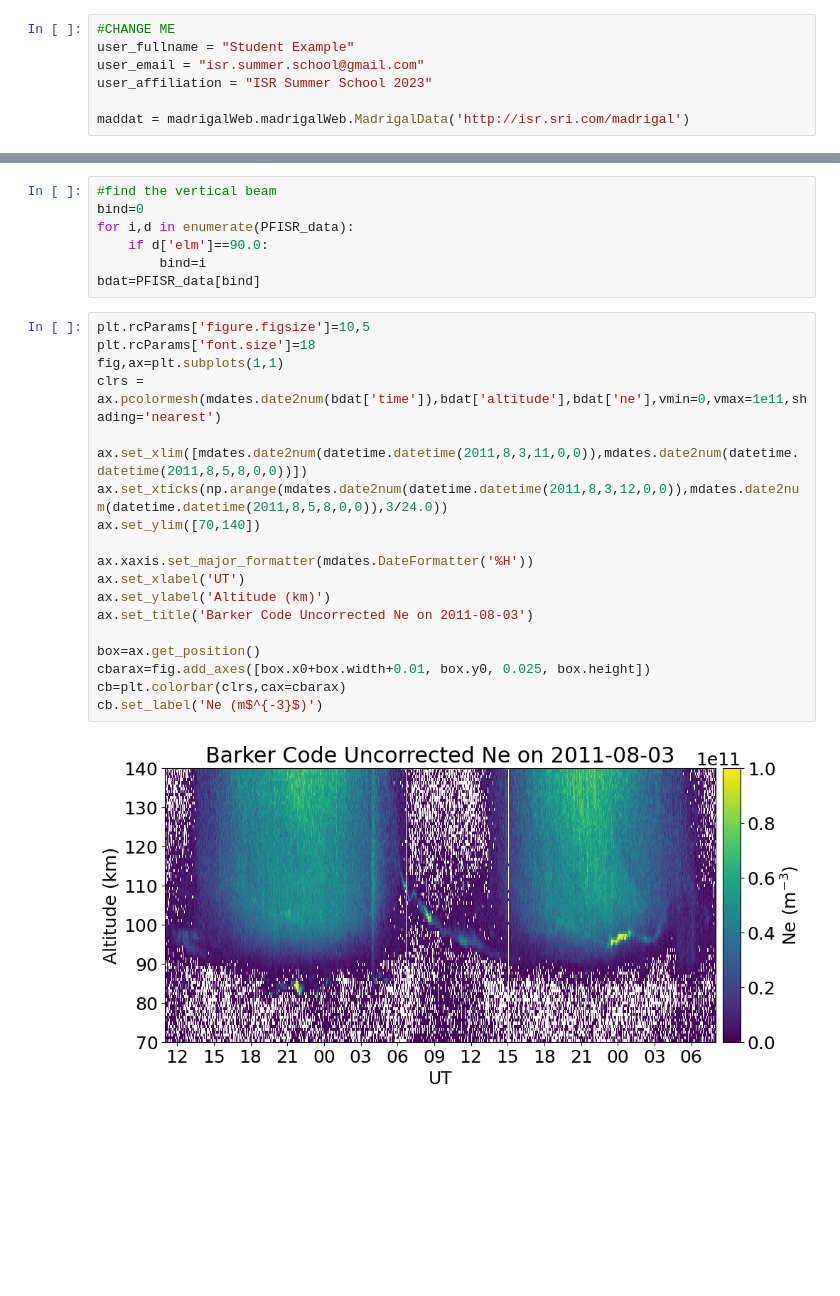
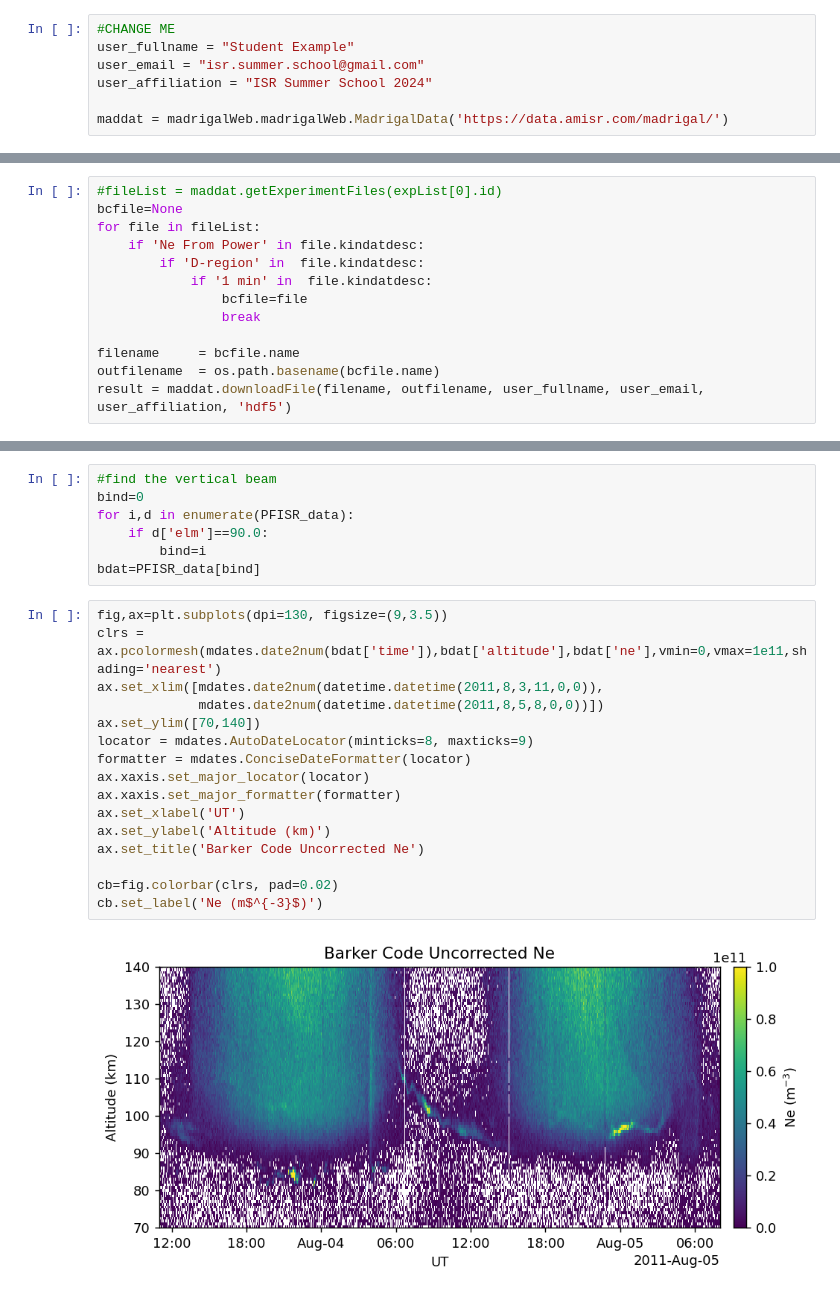
Before and after one commit to isrsummerschool/lecture_supplements_2024, a Jupyter notebook: data_use_examples/DataExample5.ipynb, the cells around one changed output, grey strips where cells are left out. Saved outputs shown, nothing was run; the diff lists cells and outputs as text; blank space fills up the shorter version.

Commit message:
Updated to SRI Madrigal 3: DataExample5.ipynb inside data_use_examples

```diff
--- a/data_use_examples/DataExample5.ipynb
+++ b/data_use_examples/DataExample5.ipynb
@@ -11,9 +12,9 @@ import numpy as np
 #CHANGE ME
 user_fullname = "Student Example"
 user_email = "isr.summer.school@gmail.com"
-user_affiliation = "ISR Summer School 2023"
+user_affiliation = "ISR Summer School 2024"
 
-maddat = madrigalWeb.madrigalWeb.MadrigalData('http://isr.sri.com/madrigal')
+maddat = madrigalWeb.madrigalWeb.MadrigalData('https://data.amisr.com/madrigal/')
 # %%
 #instrument codes for AMISR
 instcodes={'PFISR':61,
@@ -84,3 +62,16 @@ result = maddat.downloadFile(filename, outfilename, user_fullname, user_email, u
+# %%
+#fileList = maddat.getExperimentFiles(expList[0].id)
+bcfile=None
+for file in fileList:
+    if 'Ne From Power' in file.kindatdesc:
+        if 'D-region' in  file.kindatdesc:
+            if '1 min' in  file.kindatdesc:
+                bcfile=file
+                break
+
+filename     = bcfile.name
+outfilename  = os.path.basename(bcfile.name)
+result = maddat.downloadFile(filename, outfilename, user_fullname, user_email, user_affiliation, 'hdf5')
 # %%
 with h5py.File(outfilename,'r') as f:
     PFISR_data = []
@@ -113,23 +104,20 @@ for i,d in enumerate(PFISR_data):
         bind=i
 bdat=PFISR_data[bind]
 # %%
-plt.rcParams['figure.figsize']=10,5
-plt.rcParams['font.size']=18
-fig,ax=plt.subplots(1,1)
+fig,ax=plt.subplots(dpi=130, figsize=(9,3.5))
 clrs = ax.pcolormesh(mdates.date2num(bdat['time']),bdat['altitude'],bdat['ne'],vmin=0,vmax=1e11,shading='nearest')
-
-ax.set_xlim([mdates.date2num(datetime.datetime(2011,8,3,11,0,0)),mdates.date2num(datetime.datetime(2011,8,5,8,0,0))])
-ax.set_xticks(np.arange(mdates.date2num(datetime.datetime(2011,8,3,12,0,0)),mdates.date2num(datetime.datetime(2011,8,5,8,0,0)),3/24.0))
+ax.set_xlim([mdates.date2num(datetime.datetime(2011,8,3,11,0,0)),
+             mdates.date2num(datetime.datetime(2011,8,5,8,0,0))])
 ax.set_ylim([70,140])
-
-ax.xaxis.set_major_formatter(mdates.DateFormatter('%H'))
+locator = mdates.AutoDateLocator(minticks=8, maxticks=9)
+formatter = mdates.ConciseDateFormatter(locator)
+ax.xaxis.set_major_locator(locator)
+ax.xaxis.set_major_formatter(formatter)
 ax.set_xlabel('UT')
 ax.set_ylabel('Altitude (km)')
-ax.set_title('Barker Code Uncorrected Ne on 2011-08-03')
+ax.set_title('Barker Code Uncorrected Ne')
 
-box=ax.get_position()
-cbarax=fig.add_axes([box.x0+box.width+0.01, box.y0, 0.025, box.height])
-cb=plt.colorbar(clrs,cax=cbarax)
+cb=fig.colorbar(clrs, pad=0.02)
 cb.set_label('Ne (m$^{-3}$)')
 # %% [output]
-[figure, old version]
+[figure, new version]
```
Also changed, not shown: parts of 8 cells of this notebook.
